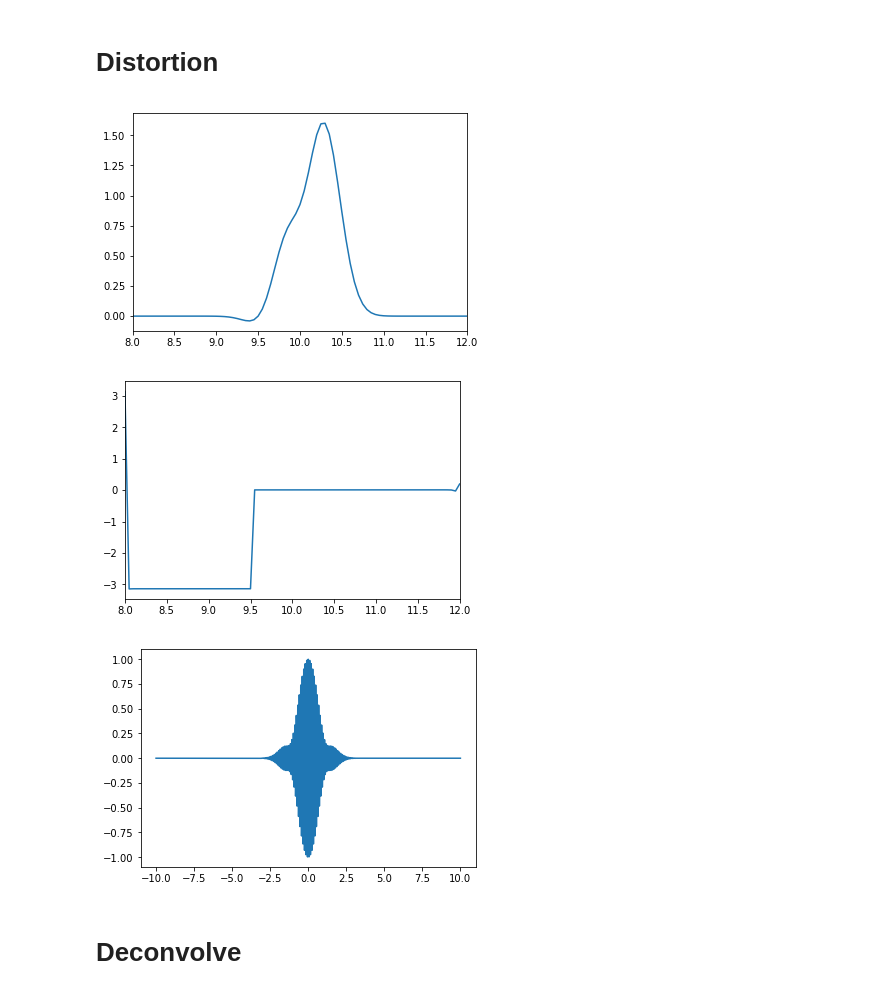
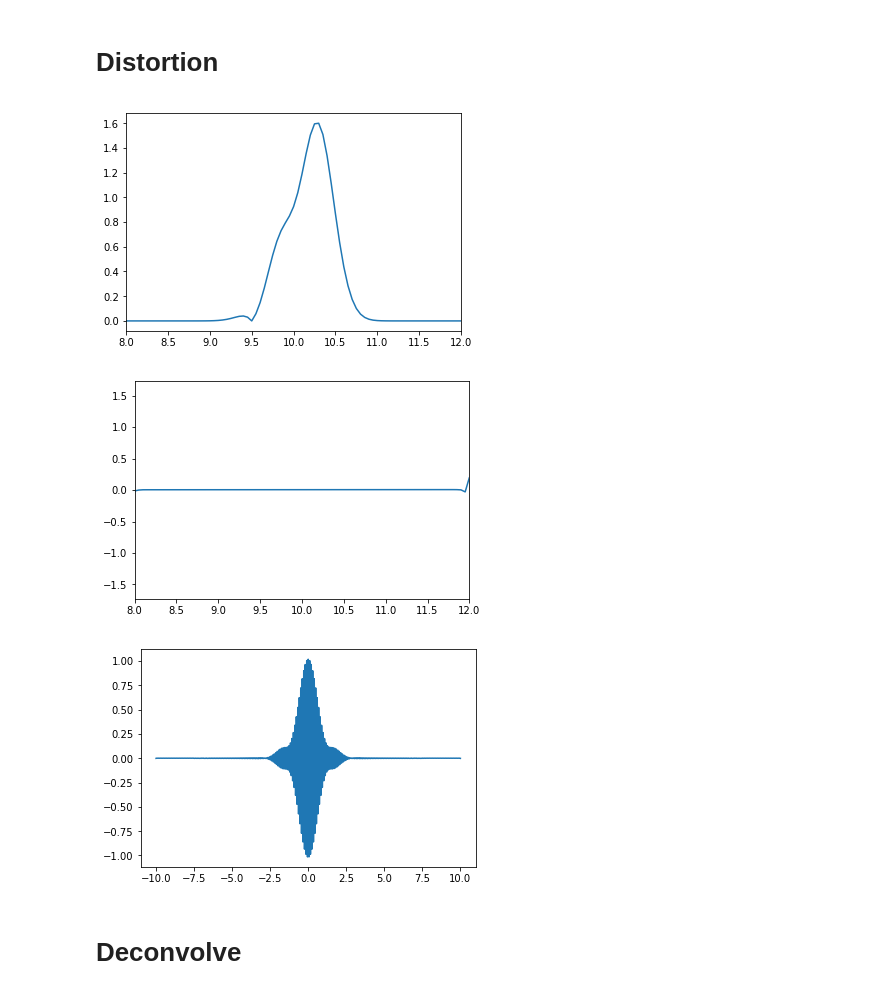
Before and after one commit to zaguros/analysis, a Jupyter notebook: notebooks/multi_node/MW_fidelity/Simulation microwave distortion.ipynb, the cells around one changed output. Drawn from its saved outputs; the diff is of its cells as text; code cells hidden in the pictures.

```diff
--- a/notebooks/multi_node/MW_fidelity/Simulation microwave distortion.ipynb
+++ b/notebooks/multi_node/MW_fidelity/Simulation microwave distortion.ipynb
@@ -24,12 +24,12 @@ def analytic(a=a, b=b):
     return i, q
 
 def source(i, q):
-    f = i * np.cos(2 * np.pi * frequency * t) + q * np.sin(2 * np.pi * frequency * t)
+    f = i * np.cos(2 * np.pi * frequency * t) - q * np.sin(2 * np.pi * frequency * t)
     return f
 
 def deconvolve(signal):
     i = signal * np.cos(2 * np.pi * frequency * t)
-    q = signal * np.sin(2 * np.pi * frequency * t)
+    q = signal * -np.sin(2 * np.pi * frequency * t)
     ft_i = fft(i)
     ft_q = fft(q)
     mask = abs(freq) > frequency
@@ -55,6 +55,14 @@ def ifft(ft):
     signal = fftpack.fftshift(fftpack.ifft(fftpack.ifftshift(ft)))
     signal /= dt * 2 # Normalization
     return signal
+
+def check_angle(ft):
+    angle = np.angle(ft)
+    mask = np.zeros(angle.size, dtype=bool)
+    mask[angle>np.pi/2] = True
+    mask[angle<-np.pi/2] = True
+    ft[mask] *= -1
+    return ft
 # %% [markdown]
 # AWG
 # %%
@@ -92,20 +100,21 @@ plt.ylim(-.1,.1);
 # Distortion
 # %%
 ft_dis = ft_rf * a * (1 + b*(abs(freq)-frequency) + c*(abs(freq)-frequency)**2)
+ft_dis = check_angle(ft_dis)
 plt.plot(freq, ft_dis.real)
 plt.xlim(frequency - 2, frequency + 2);
 plt.show()
 
 plt.plot(freq, np.angle(ft_dis))
 plt.xlim(frequency - 2, frequency + 2);
 plt.show()
 
 signal_dis = ifft(ft_dis)
 plt.plot(t, signal_dis.real)
 plt.show()
 # %% [output]
-[figure, old version]
+[figure, new version]
-[figure, old version]
+[figure, new version]
 [figure]
 # %% [markdown]
 # Deconvolve
```
Also changed, not shown: parts of 2 cells of this notebook, 1 other file.
